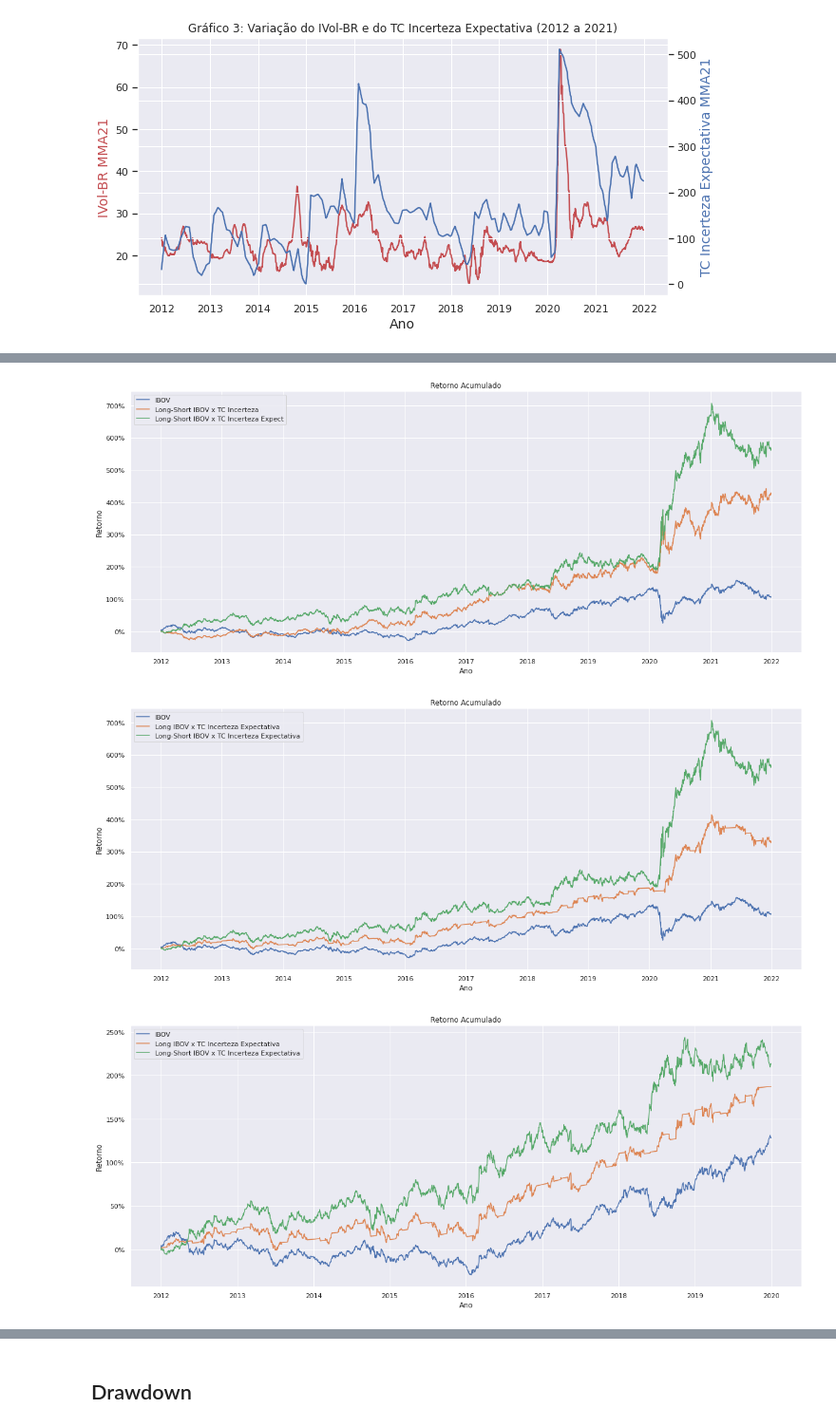
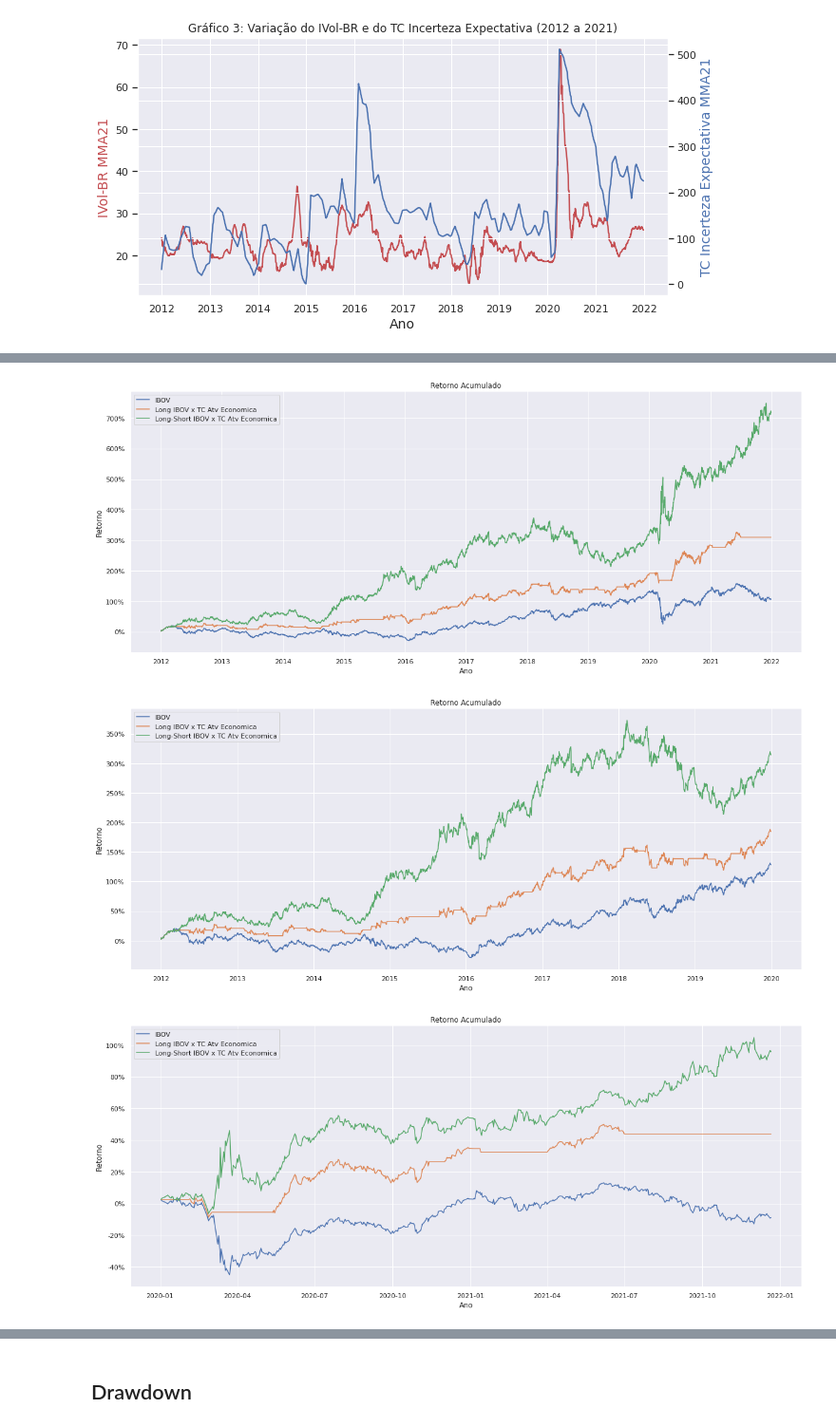
Before and after one commit to orleansmartins/curso-mpf, a Jupyter notebook: WP_TC_Atv_Eco.ipynb, the cells around one changed output, grey strips where cells are left out. Shown at 95% size. Drawn from its saved outputs; the diff is of its cells as text; code cells hidden in the pictures.

```diff
--- a/WP_TC_Atv_Eco.ipynb
+++ b/WP_TC_Atv_Eco.ipynb
@@ -131,7 +121,7 @@ df_mean['IBOV_cum'] = (1+df_mean['IBOV_var']).cumprod()-1
 # Retorno anualizado
 
 df_mean['IBOV_Ret'] = (1+df_mean['IBOV_var']).rolling(window=252).agg(lambda x : x.prod())-1
-df_mean['IBOV_AtvEco_Ret'] = (1+df_mean['IBOV_AtvEco_SMA21']).rolling(window=252).agg(lambda x : x.prod())-1
+df_mean['IBOV_AtvEco_Ret'] = (1+df_mean['IBOV_AtvEco_SMA30']).rolling(window=252).agg(lambda x : x.prod())-1
 df_mean['IBOV>AtvEco_Ret'] = (1+df_mean['IBOV_AtvEco_Alta']).rolling(window=252).agg(lambda x : x.prod())-1
 
 print(df_mean[['IBOV_Ret', 'IBOV_AtvEco_Ret', 'IBOV>AtvEco_Ret']].head(255))
@@ -155,7 +145,7 @@ Data
 # Volatilidade
 
 df_mean['IBOV_Vol'] = df_mean['IBOV_var'].rolling(window=252).std() * np.sqrt(252)
-df_mean['IBOV_AtvEco_Vol'] = df_mean['IBOV_AtvEco_SMA21'].rolling(window=252).std() * np.sqrt(252)
+df_mean['IBOV_AtvEco_Vol'] = df_mean['IBOV_AtvEco_SMA30'].rolling(window=252).std() * np.sqrt(252)
 df_mean['IBOV>AtvEco_Vol'] = df_mean['IBOV_AtvEco_Alta'].rolling(window=252).std() * np.sqrt(252)
 
 print(df_mean[['IBOV_Vol', 'IBOV_AtvEco_Vol', 'IBOV>AtvEco_Vol']].tail(5))
@@ -220,7 +210,7 @@ Data
 # %% [markdown]
 ## Separação dos DF
 # %%
-df_clean = df_mean[['IBOV_var', 'IBOV_cum', 'TC Atv Economica', 'TC AtvEco_SMA21', 'AtvEco<SMA21', 'AtvEco>SMA21', 'IBOV_AtvEco_Baixa', 'IBOV_AtvEco_Alta', 'IBOV_AtvEco_SMA21', 'IBOV_AtvEco<SMA21_cum', 'IBOV_AtvEco>SMA21_cum', 'IBOV_AtvEco_SMA21_cum', 'MKT', 'HML', 'SMB', 'WML', 'IML']]
+df_clean = df_mean[['IBOV', 'IBOV_var', 'IBOV_cum', 'TC Incert', 'TC Incert_SMA30', 'TC Atv Economica', 'TC AtvEco_SMA30', 'TC AtvEco_SMA60', 'TC AtvEco_SMA90', 'TC AtvEco_SMA180', 'AtvEco<SMA30', 'AtvEco>SMA30', 'IBOV_AtvEco_Baixa', 'IBOV_AtvEco_Alta', 'IBOV_AtvEco_SMA30', 'IBOV_AtvEco<SMA30_cum', 'IBOV_AtvEco>SMA30_cum', 'IBOV_AtvEco_SMA30_cum', 'MKT', 'HML', 'SMB', 'WML', 'IML']]
 # %%
 df_clean.isnull().sum()
 # %% [output]
@@ -610,0 +600,14 @@ KeyError: ignored
+# %%
+fig, ax = plt.subplots(2,1, figsize=(10,10))
+
+ax[0].plot(df_10y['TC Atv Economica']['2012-01-01':'2019-12-31'], label = "TC Atv Economica")
+ax[0].plot(df_10y['TC AtvEco_SMA30']['2012-01-01':'2019-12-31'], label = "MMA30")
+ax[0].set_title("Gráfico 4: TC Atv Economica x Média Móveis Aritmética 30 dias")
+ax[0].legend()
+
+ax[1].plot(df_10y['TC Atv Economica']['2020-01-01':'2021-12-31'], label = "TC Atv Economica")
+ax[1].plot(df_10y['TC AtvEco_SMA30']['2020-01-01':'2021-12-31'], label = "MMA30")
+ax[1].set_title("Gráfico 5: TC Atv Economica x Média Móveis Aritmética 30 dias")
+ax[1].legend()
+
+sns.set()
@@ -612,8 +617,8 @@ KeyError: ignored
 fig, axes = plt.subplots(figsize=(20,8))
 
 plt.plot((1+df_10y['IBOV_var']).cumprod()-1, label = 'IBOV')
-plt.plot((1+df_10y['IBOV_Incert_SMA21']).cumprod()-1, label = 'Long-Short IBOV x TC Incerteza')
-plt.plot((1+df_10y['IBOV_Expect_SMA21']).cumprod()-1, label = 'Long-Short IBOV x TC Incerteza Expect')
+plt.plot((1+df_10y['IBOV_AtvEco_Alta']).cumprod()-1, label = 'Long IBOV x TC Atv Economica')
+plt.plot((1+df_10y['IBOV_AtvEco_SMA30']).cumprod()-1, label = 'Long-Short IBOV x TC Atv Economica')
 
 plt.title('Retorno Acumulado')
 plt.xlabel('Ano')
@@ -622,13 +627,13 @@ plt.gca().set_yticklabels(['{:.0f}%'.format(x*100) for x in plt.gca().get_yticks
 plt.legend()
 plt.grid(True)
 # %% [output]
-[figure, old version]
+[figure, new version]
 # %%
 fig, axes = plt.subplots(figsize=(20,8))
 
-plt.plot((1+df_10y['IBOV_var']).cumprod()-1, label = 'IBOV')
-plt.plot((1+df_10y['IBOV_Expect_Baixa']).cumprod()-1, label = 'Long IBOV x TC Incerteza Expectativa')
-plt.plot((1+df_10y['IBOV_Expect_SMA21']).cumprod()-1, label = 'Long-Short IBOV x TC Incerteza Expectativa')
+plt.plot((1+df_12a19['IBOV_var']).cumprod()-1, label = 'IBOV')
+plt.plot((1+df_12a19['IBOV_AtvEco_Alta']).cumprod()-1, label = 'Long IBOV x TC Atv Economica')
+plt.plot((1+df_12a19['IBOV_AtvEco_SMA30']).cumprod()-1, label = 'Long-Short IBOV x TC Atv Economica')
 
 plt.title('Retorno Acumulado')
 plt.xlabel('Ano')
@@ -637,19 +642,19 @@ plt.gca().set_yticklabels(['{:.0f}%'.format(x*100) for x in plt.gca().get_yticks
 plt.legend()
 plt.grid(True)
 # %% [output]
-[figure, old version]
+[figure, new version]
 # %%
 fig, axes = plt.subplots(figsize=(20,8))
 
-plt.plot((1+df_12a19['IBOV_var']).cumprod()-1, label = 'IBOV')
-plt.plot((1+df_12a19['IBOV_Expect_Baixa']).cumprod()-1, label = 'Long IBOV x TC Incerteza Expectativa')
-plt.plot((1+df_12a19['IBOV_Expect_SMA21']).cumprod()-1, label = 'Long-Short IBOV x TC Incerteza Expectativa')
+plt.plot((1+df_crise['IBOV_var']).cumprod()-1, label = 'IBOV')
+plt.plot((1+df_crise['IBOV_AtvEco_Alta']).cumprod()-1, label = 'Long IBOV x TC Atv Economica')
+plt.plot((1+df_crise['IBOV_AtvEco_SMA30']).cumprod()-1, label = 'Long-Short IBOV x TC Atv Economica')
 
 plt.title('Retorno Acumulado')
 plt.xlabel('Ano')
 plt.ylabel('Retorno')
 plt.gca().set_yticklabels(['{:.0f}%'.format(x*100) for x in plt.gca().get_yticks()])
 plt.legend()
 plt.grid(True)
 # %% [output]
-[figure, old version]
+[figure, new version]
```
Also changed, not shown: parts of 60 cells of this notebook.
